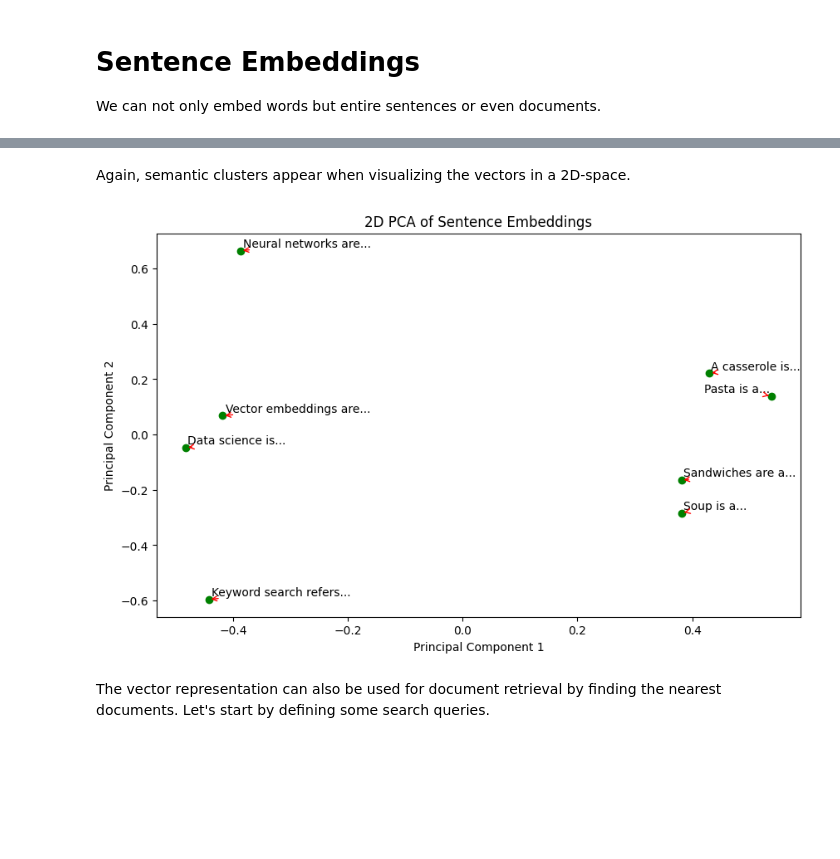
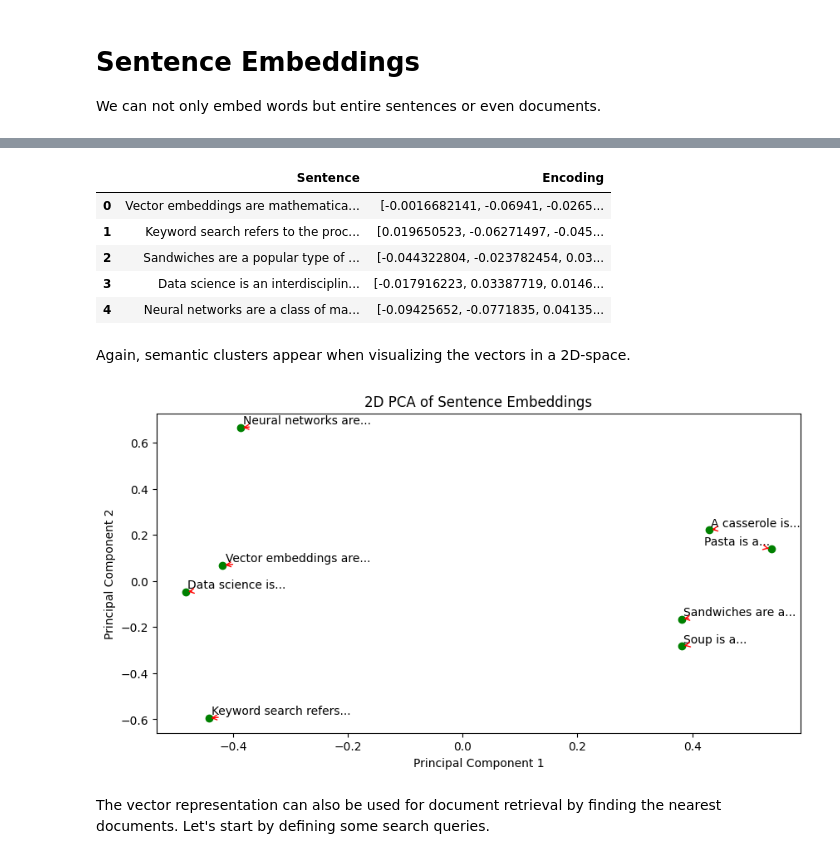
Before and after one commit to georgms/vector-intro, a Jupyter notebook: vector-intro.ipynb, the cells around one changed output, grey strips where cells are left out. Cells and saved outputs as stored; diff of their text form; code cells hidden in the pictures; blank space fills up the shorter version.

```diff
--- a/vector-intro.ipynb
+++ b/vector-intro.ipynb
@@ -67,0 +134,8 @@ Let's visualize the vectors to show their relationships. Since the vectors have
+# %%
+flattened_embeddings = flatten_embeddings(embed(words[0:5]))
+pd.DataFrame(
+    {
+        "Sentence": words[0:5],
+        "Encoding": list(flattened_embeddings),
+    }
+)
@@ -68,17 +153,15 @@ Let's visualize the vectors to show their relationships. Since the vectors have
 # %%
-import matplotlib.pyplot as plt
-from sklearn.decomposition import PCA
-from adjustText import adjust_text
-
-
 def plot(sentences, embeddings, color="blue", figure=None):
     # Perform PCA
-    pca = PCA(n_components=2)
-    reduced_embeddings = pca.fit_transform(embeddings)
+    flattened_embeddings = flatten_embeddings(embeddings)
 
     # Create a plot
     plt.figure(num=figure, figsize=(10, 6))
-    plt.scatter(reduced_embeddings[:, 0], reduced_embeddings[:, 1], c=color)
+    plt.scatter(
+        flattened_embeddings[:, 0],
+        flattened_embeddings[:, 1],
+        c=color,
+    )
 
     # Create a list to store text objects for adjust_text
     texts = []
@@ -86,10 +169,16 @@ def plot(sentences, embeddings, color="blue", figure=None):
     # Loop through each sentence and create an annotation
     for i, sentence in enumerate(sentences):
         words = sentence.split()
-        annotation = " ".join(words[:3]) + ("..." if len(words) > 3 else "")
+        annotation = " ".join(words[:3]) + (
+            "..." if len(words) > 3 else ""
+        )
         # Append the text object to the list
         texts.append(
-            plt.text(reduced_embeddings[i, 0], reduced_embeddings[i, 1], annotation)
+            plt.text(
+                flattened_embeddings[i, 0],
+                flattened_embeddings[i, 1],
+                annotation,
+            )
         )
 
     # Use adjust_text to avoid overlapping
@@ -141,14 +214,32 @@ pd.DataFrame({"Sentence": documents, "Encoding": list(embed(documents))})
+# %%
+pd.DataFrame(
+    {
+        "Sentence": documents[0:5],
+        "Encoding": list(embed(documents[0:5])),
+    }
+)
+# %% [output]
+|  | Sentence | Encoding |
+| 0 | Vector embeddings are mathematica... | [-0.0016682141, -0.06941, -0.0265... |
+| 1 | Keyword search refers to the proc... | [0.019650523, -0.06271497, -0.045... |
+| 2 | Sandwiches are a popular type of ... | [-0.044322804, -0.023782454, 0.03... |
+| 3 | Data science is an interdisciplin... | [-0.017916223, 0.03387719, 0.0146... |
+| 4 | Neural networks are a class of ma... | [-0.09425652, -0.0771835, 0.04135... |
 # %% [markdown]
 Again, semantic clusters appear when visualizing the vectors in a 2D-space.
 # %%
-def plots(sentences_embeddings_color):
-    figure = plt.figure(figsize=(10, 6))
-    for sentences, embeddings, color in sentences_embeddings_color:
+def plots(*sentences_embeddings_color):
+    figure = plt.figure(figsize=(10, 5))
+    for (
+        sentences,
+        embeddings,
+        color,
+    ) in sentences_embeddings_color:
         plot(sentences, embeddings, color, figure)
     plt.show()
 # %%
-plots([(documents, embed(documents), "green")])
+plots((documents, embed(documents), "green"))
 # %% [output]
-[figure, old version]
+[figure, new version]
 # %% [markdown]
 The vector representation can also be used for document retrieval by finding the nearest documents. Let's start by defining some search queries.
```
Also changed, not shown: parts of 30 cells of this notebook, 1 other file.
